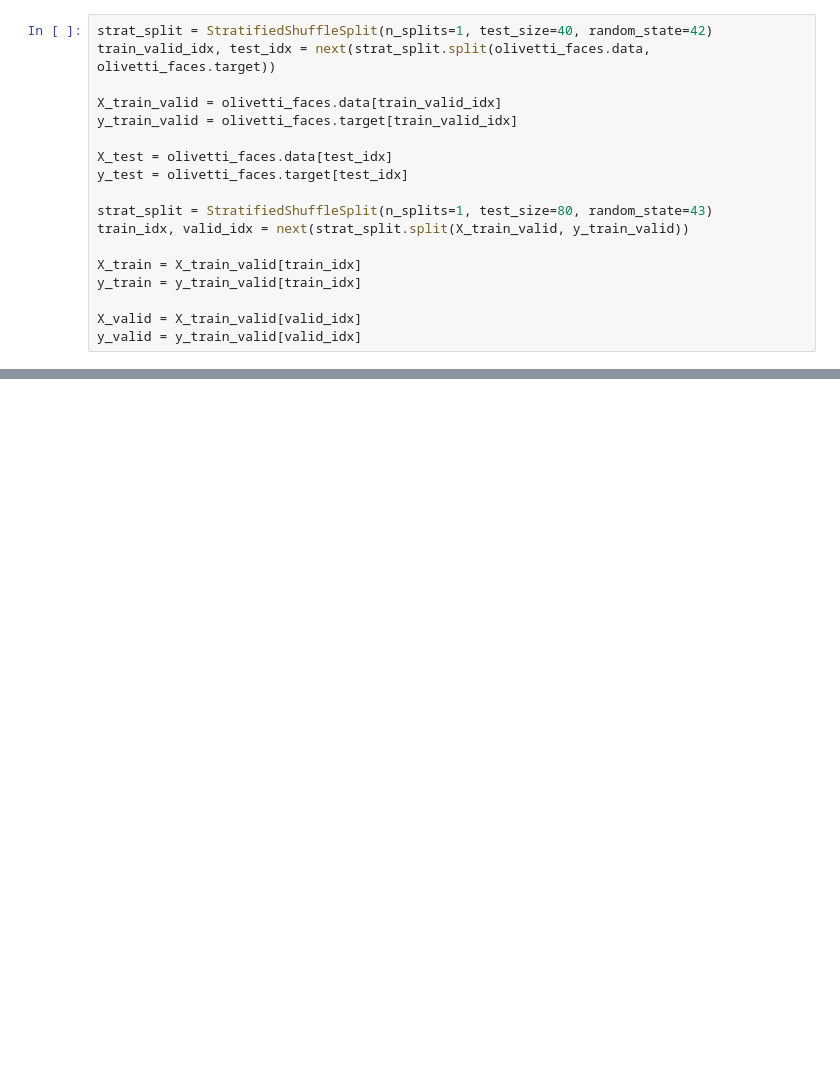
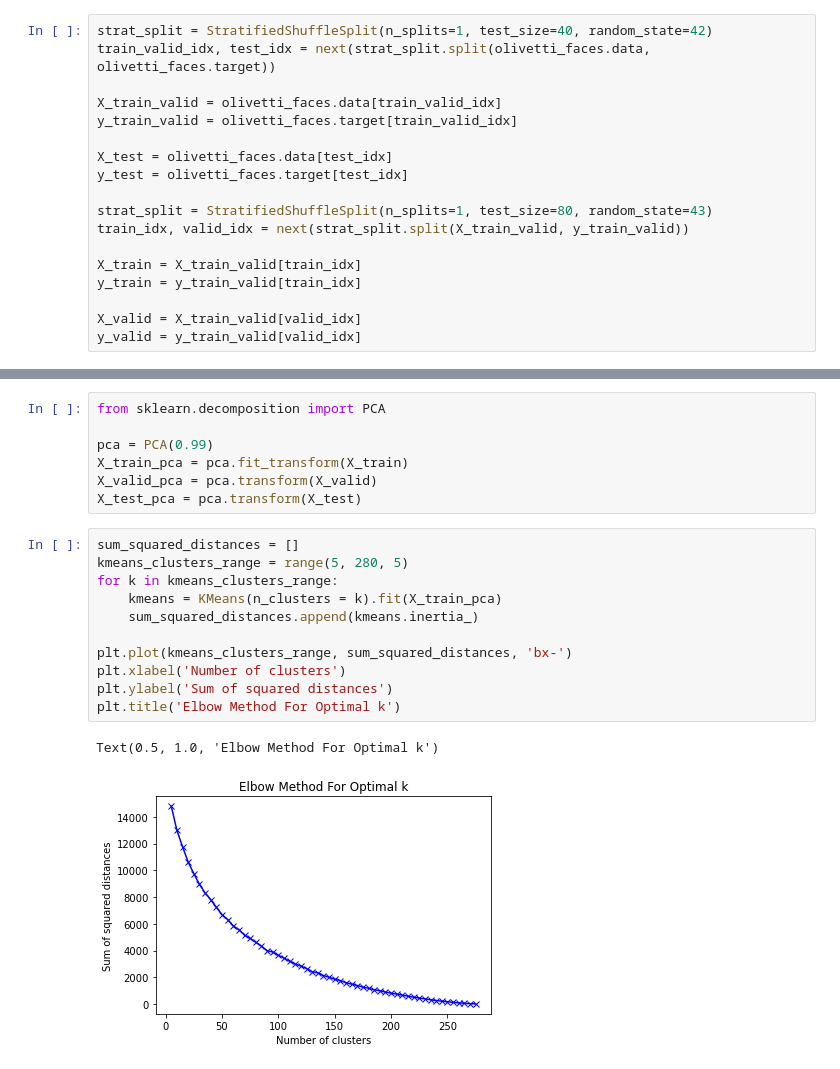
Before and after one commit to fpaul787/tackleml, a Jupyter notebook: unsupervised_learning/KMeans/olivetti_notebook.ipynb, the cells around one changed output, grey strips where cells are left out. Cells and saved outputs as stored; diff of their text form; blank space fills up the shorter version.

```diff
--- a/unsupervised_learning/KMeans/olivetti_notebook.ipynb
+++ b/unsupervised_learning/KMeans/olivetti_notebook.ipynb
@@ -29,0 +50,21 @@ y_valid = y_train_valid[valid_idx]
+# %%
+from sklearn.decomposition import PCA
+
+pca = PCA(0.99)
+X_train_pca = pca.fit_transform(X_train)
+X_valid_pca = pca.transform(X_valid)
+X_test_pca = pca.transform(X_test)
+# %%
+sum_squared_distances = []
+kmeans_clusters_range = range(5, 280, 5)
+for k in kmeans_clusters_range:
+    kmeans = KMeans(n_clusters = k).fit(X_train_pca)
+    sum_squared_distances.append(kmeans.inertia_)
+
+plt.plot(kmeans_clusters_range, sum_squared_distances, 'bx-')
+plt.xlabel('Number of clusters')
+plt.ylabel('Sum of squared distances')
+plt.title('Elbow Method For Optimal k')
+# %% [output]
+Text(0.5, 1.0, 'Elbow Method For Optimal k')
+[figure, added]
```
Also changed, not shown: parts of 5 cells of this notebook.
